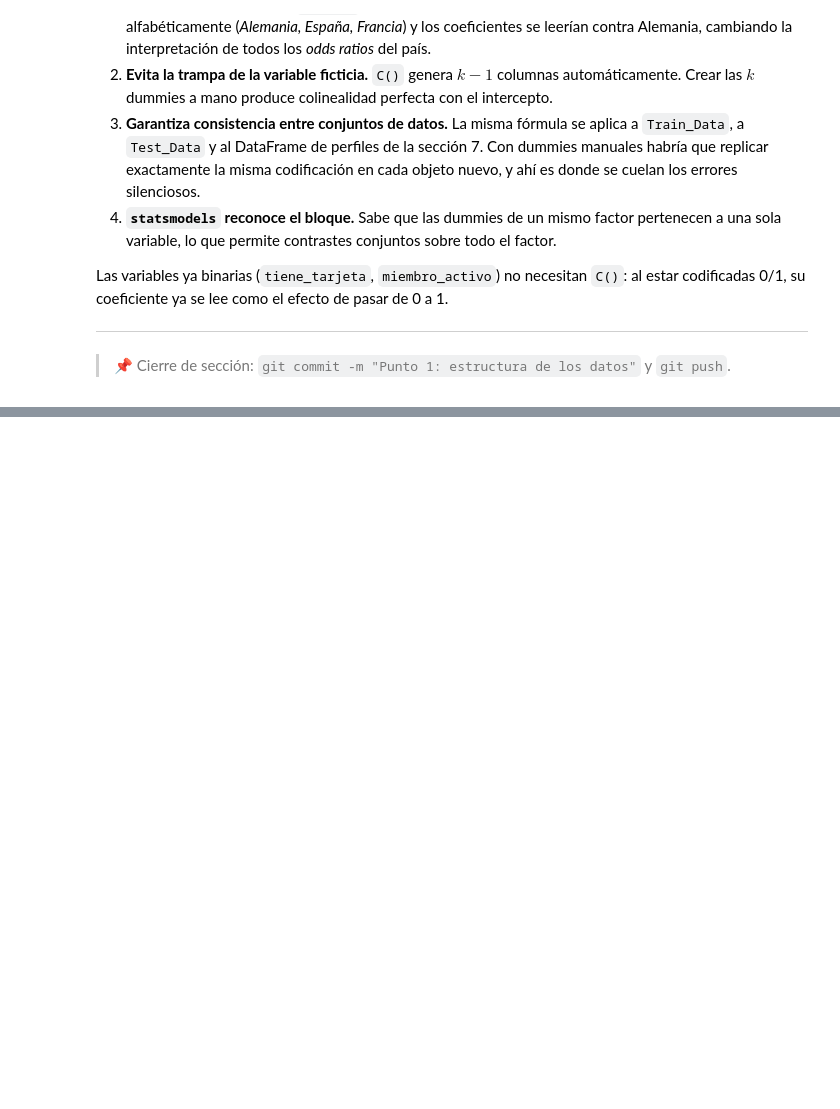
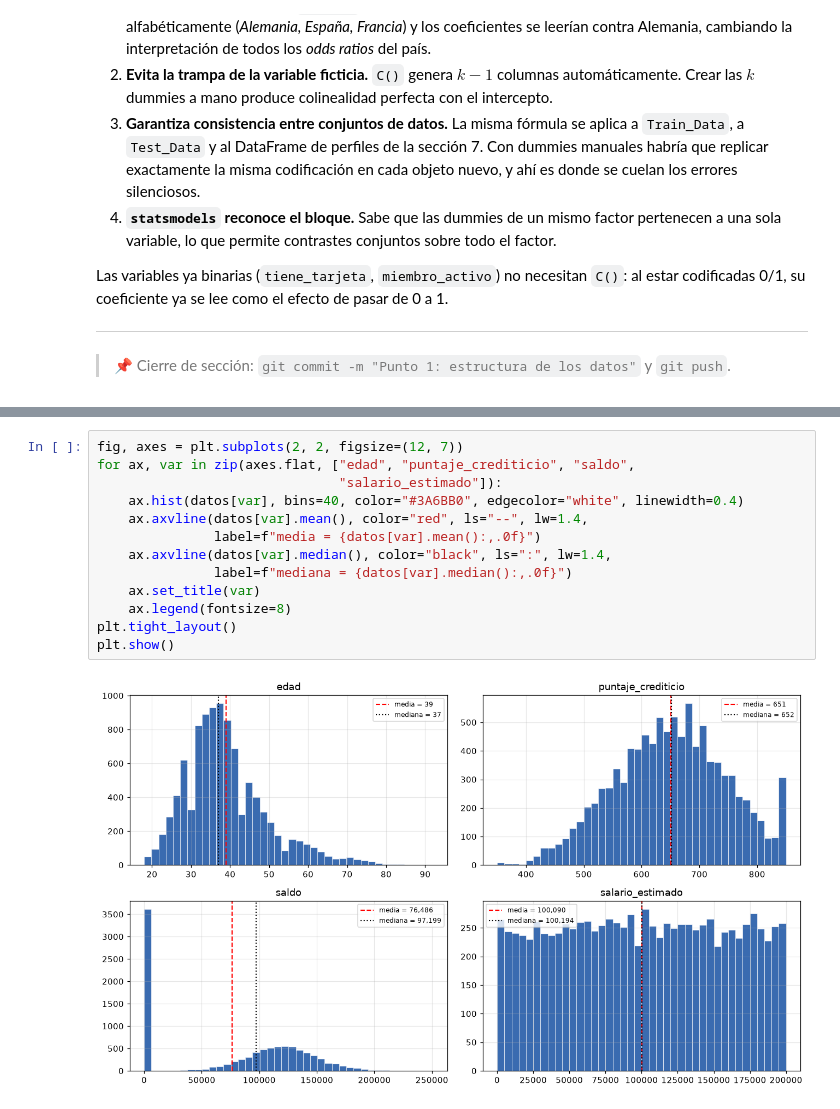
Before and after one commit to PapiNickie/taller-abandono-producto-20262, a Jupyter notebook: Taller_Abandono_Producto_Financiero.ipynb, the cells around one changed output, grey strips where cells are left out. Drawn from its saved outputs; the diff is of its cells as text; blank space fills up the shorter version.

```diff
--- a/Taller_Abandono_Producto_Financiero.ipynb
+++ b/Taller_Abandono_Producto_Financiero.ipynb
@@ -300,0 +369,15 @@ codificadas 0/1, su coeficiente ya se lee como el efecto de pasar de 0 a 1.
+# %%
+fig, axes = plt.subplots(2, 2, figsize=(12, 7))
+for ax, var in zip(axes.flat, ["edad", "puntaje_crediticio", "saldo",
+                               "salario_estimado"]):
+    ax.hist(datos[var], bins=40, color="#3A6BB0", edgecolor="white", linewidth=0.4)
+    ax.axvline(datos[var].mean(), color="red", ls="--", lw=1.4,
+               label=f"media = {datos[var].mean():,.0f}")
+    ax.axvline(datos[var].median(), color="black", ls=":", lw=1.4,
+               label=f"mediana = {datos[var].median():,.0f}")
+    ax.set_title(var)
+    ax.legend(fontsize=8)
+plt.tight_layout()
+plt.show()
+# %% [output]
+[figure, added]
```
Also changed, not shown: parts of 6 cells of this notebook.
